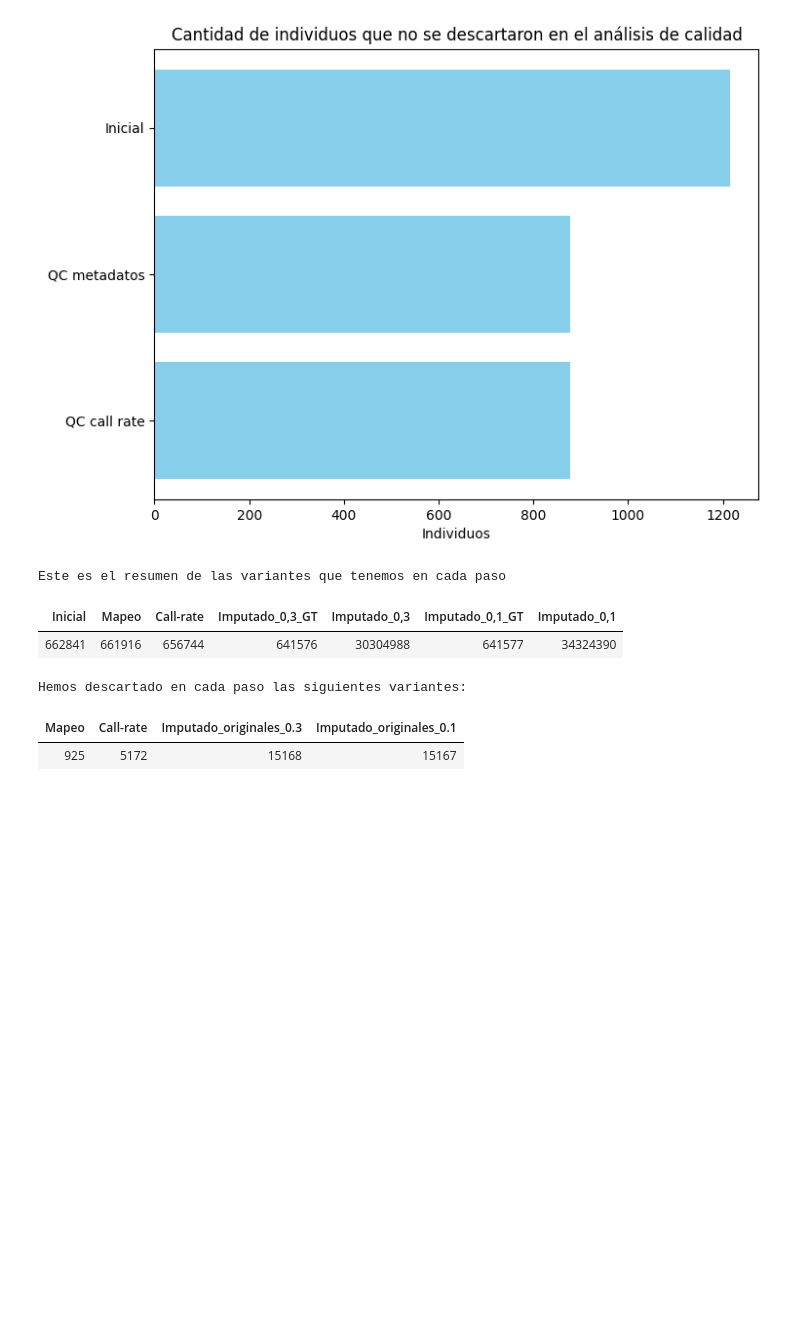
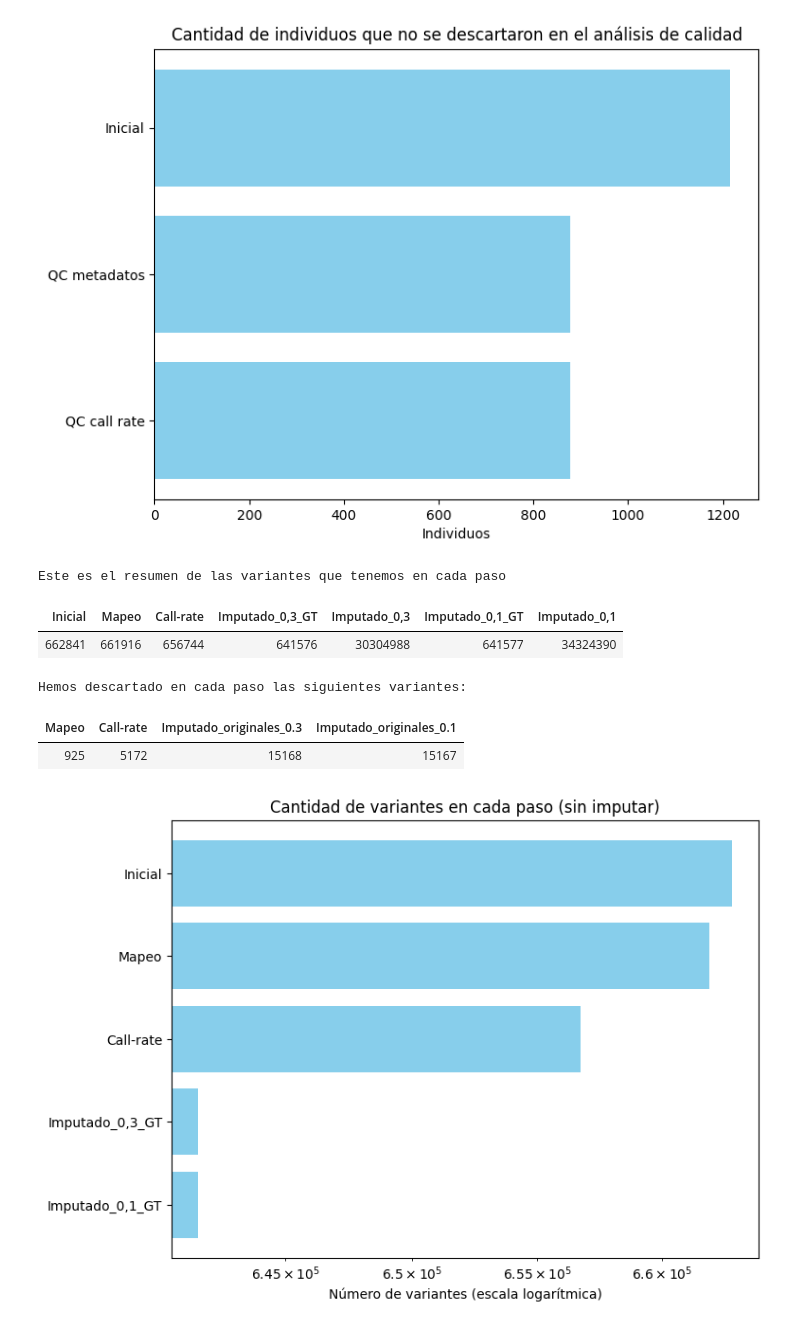
Before and after one commit to miguelgiralv/TFM, a Jupyter notebook: reports/QC_report.ipynb, the cells around one changed output. Cells and saved outputs as stored; diff of their text form; code cells hidden in the pictures; blank space fills up the shorter version.

```diff
--- a/reports/QC_report.ipynb
+++ b/reports/QC_report.ipynb
@@ -71,4 +71,21 @@ HTML(tabla_diferencias.to_html(index=False))
 Hemos descartado en cada paso las siguientes variantes:
 | Mapeo | Call-rate | Imputado_originales_0.3 | Imputado_originales_0.1 |
 | 925 | 5172 | 15168 | 15167 |
+# %%
+# y lo representamos:
+columnas_excluir=['Imputado_0,3', 'Imputado_0,1']
+SNPs_sin_imputado=variantes_resumen.loc[:, ~variantes_resumen.columns.isin(columnas_excluir)]
+
+categorias = SNPs_sin_imputado.columns.tolist()
+variantes = SNPs_sin_imputado.iloc[0].tolist()
+plt.figure(figsize=(8, 6))
+plt.barh(categorias, variantes, color='skyblue')
+plt.xlabel('Número de variantes (escala logarítmica)')
+plt.ylabel('')
+plt.title('Cantidad de variantes en cada paso (sin imputar)')
+plt.gca().invert_yaxis()
+plt.xscale('log')
+plt.show()
+# %% [output]
+[figure, added]
 # %%
```
Also changed, not shown: parts of 1 cell of this notebook.
